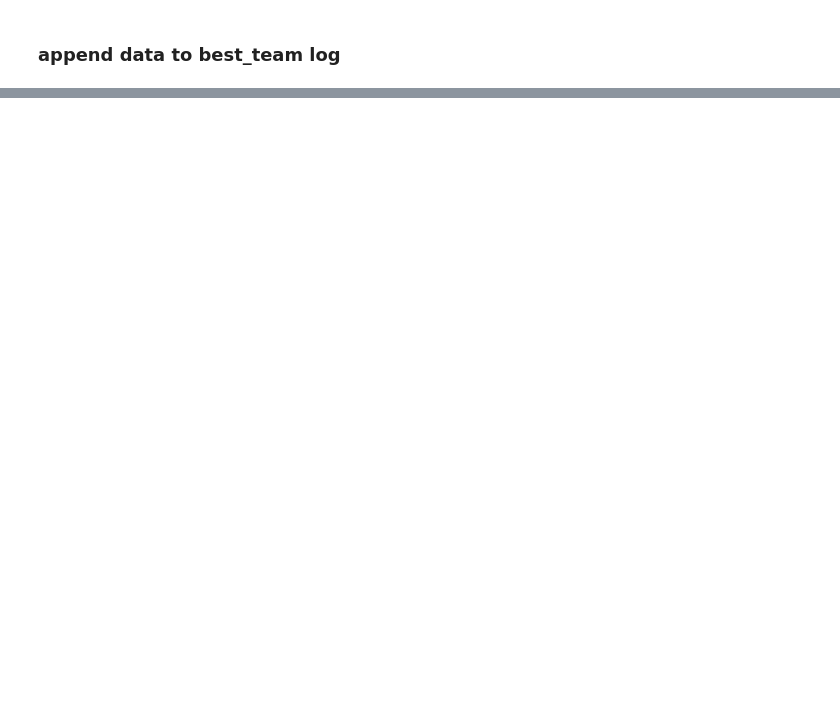
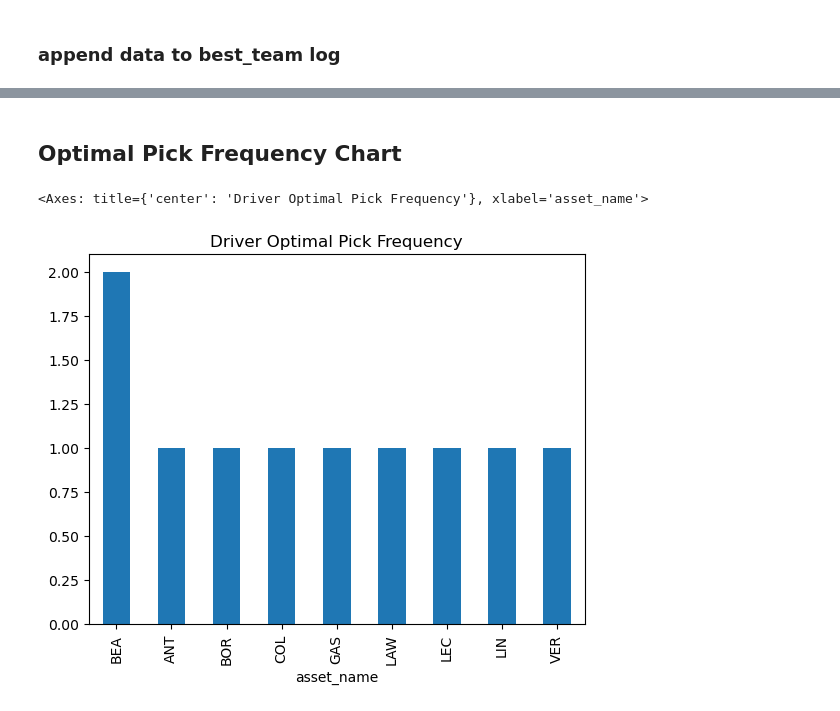
Before and after one commit to jguptil1/F1Fantasy, a Jupyter notebook: notebooks/evaluation/postRaceEvaluation.ipynb, the cells around one changed output, grey strips where cells are left out. Drawn from its saved outputs; the diff is of its cells as text; code cells hidden in the pictures; blank space fills up the shorter version.

```diff
--- a/notebooks/evaluation/postRaceEvaluation.ipynb
+++ b/notebooks/evaluation/postRaceEvaluation.ipynb
@@ -336,3 +353,3 @@ best_team.head()
 # %%
 best_team_file_path = working_directory /'data' / 'myTeam' / 'bestTeam.csv'
-best_team.to_csv(best_team_file_path, mode="a", header=False, index=False)
+old_best_team = pd.read_csv(best_team_file_path)
@@ -338,0 +371,11 @@ best_team.to_csv(best_team_file_path, mode="a", header=False, index=False)
+# %%
+best_team["asset_type"] = np.where(
+    best_team["asset_name"] != best_team["team_key"],
+    "driver",
+    "constructor"
+)
+# %%
+old_best_team = old_best_team.drop(columns=["Unnamed: 0"], errors="ignore")
+best_team = best_team.drop(columns=["Unnamed: 0"], errors="ignore")
+concat_best_team = pd.concat([old_best_team, best_team], ignore_index=True)
+concat_best_team
@@ -338,0 +400,12 @@ best_team.to_csv(best_team_file_path, mode="a", header=False, index=False)
+# %% [markdown]
+## Optimal Pick Frequency Chart
+# %%
+best_team = concat_best_team.copy() #clean copy
+drivers_best_team = best_team[best_team["asset_type"] == "driver"]
+constructor_best_team = best_team[best_team["asset_type"] == "constructor"]
+# %%
+driver_freq = drivers_best_team.groupby("asset_name").size().sort_values(ascending=False)
+driver_freq.plot(kind="bar", title="Driver Optimal Pick Frequency")
+# %% [output]
+<Axes: title={'center': 'Driver Optimal Pick Frequency'}, xlabel='asset_name'>
+[figure, added]
```
Also changed, not shown: parts of 33 cells of this notebook, 23 other files.
